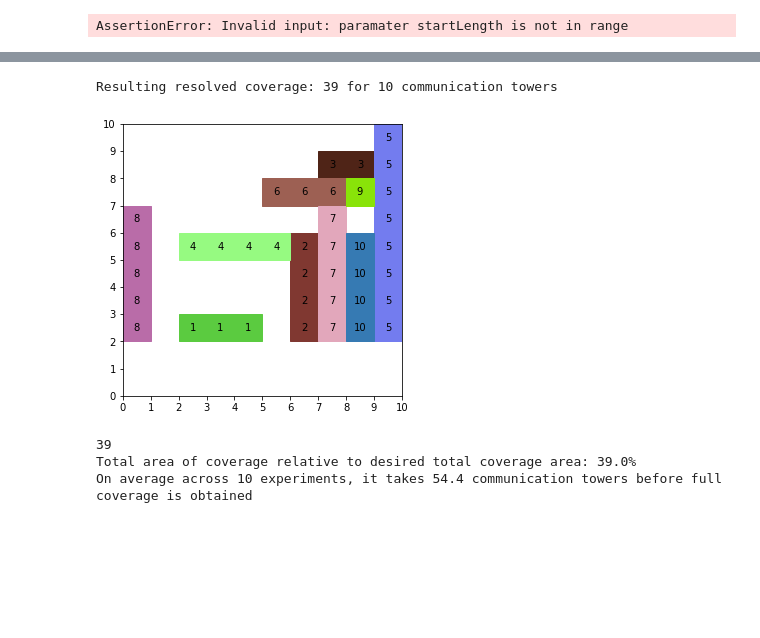
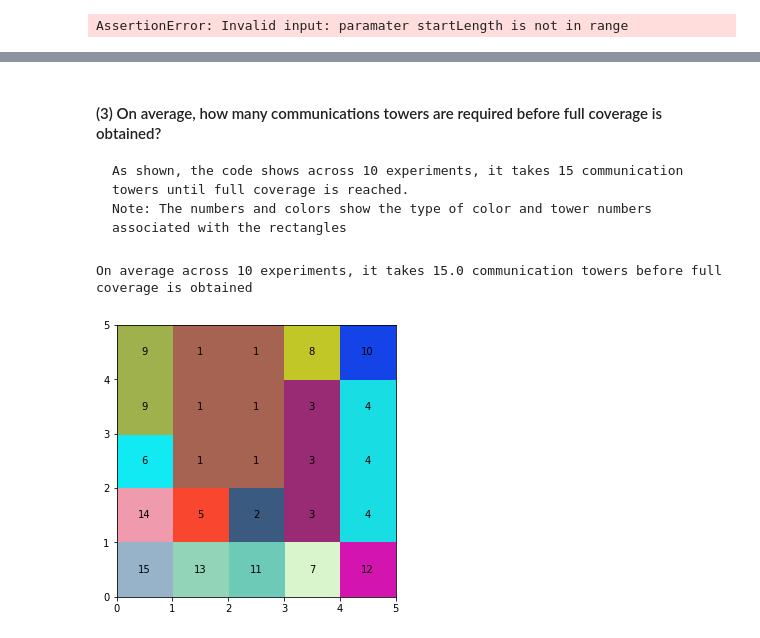
Before and after one commit to kevinucsd2018/ECE143_individual_project, a Jupyter notebook: ECE+143.ipynb, the cells around one changed output, grey strips where cells are left out. Cells and saved outputs as stored; diff of their text form; code cells hidden in the pictures; blank space fills up the shorter version.

```diff
--- a/ECE+143.ipynb
+++ b/ECE+143.ipynb
@@ -242,0 +281,13 @@ AssertionError: Invalid input: paramater startLength is not in range
+# %%
+n = 10
+xLim = yLim = 5
+obj = MyClass(xLim, yLim)
+for j in range(0, n):
+    startLength = random.randint(0, xLim - 2)
+    startWidth = random.randint(0, yLim - 2)
+    endLength = random.randint(startLength + 1, xLim)
+    endWidth = random.randint(startWidth + 1, yLim)
+    value = obj.add(startLength, startWidth, endLength, endWidth)
+    if value == 0: break
+print ('Resulting resolved coverage: ' + str(obj.getCurrentArea()) + ' for ' + str(n) + ' communication towers')
+obj.displayMap()
@@ -243,46 +307,27 @@ AssertionError: Invalid input: paramater startLength is not in range
+# %% [markdown]
+#### (3) On average, how many communications towers are required before full coverage is obtained?
+    As shown, the code shows across 10 experiments, it takes 15 communication towers until full coverage is reached.
+    Note: The numbers and colors show the type of color and tower numbers associated with the rectangles
 # %%
-# (1) Given an overall desired coverage footprint and a sequence of
-#     n communications towers, what is the resulting resolved coverage?
-n = 10
-xLim = yLim = 10
-obj = MyClass(xLim, yLim)
-for j in range(0, n):
-    startLength = random.randint(0, xLim - 2)
-    startWidth = random.randint(0, yLim - 2)
-    endLength = random.randint(startLength + 1, xLim)
-    endWidth = random.randint(startWidth + 1, yLim)
-    value = obj.add(startLength, startWidth, endLength, endWidth)
-    if value == 0: break
-print ('Resulting resolved coverage: ' + str(obj.currentArea) + ' for ' + str(n) + ' communication towers')
-obj.displayMap()
-print (obj.getCurrentArea())
-# (2) What is the total area of coverage relative to the desired total
-#     coverage area of the original footprint? That is, are there any gaps in coverage?
-print ('Total area of coverage relative to desired total coverage area: ' + str(obj.currentArea * 100.0 / obj.totalArea) + '%')
-# (3) On average, how many communications towers are required before full coverage is obtained?
-xLim = yLim = 13
 obj = MyClass(xLim, yLim)
 numExperiment = 10
 maxTrial = 100
 aList = list([0] * (numExperiment))
 currentSum = 0
 # after this loop found numExperiment full maps
 for i in range(0, numExperiment):
 # after this loop we found one full map
     for j in range(0, maxTrial):
         startLength = random.randint(0, xLim - 2)
         startWidth = random.randint(0, yLim - 2)
         endLength = random.randint(startLength + 1, xLim)
         endWidth = random.randint(startWidth + 1, yLim)
         value = obj.add(startLength, startWidth, endLength, endWidth)
         if value == 0:
             currentSum += obj.tower
             break
-
 print ('On average across ' + str(numExperiment) + ' experiments, it takes ' + str(currentSum * 1.0/numExperiment) + ' communication towers before full coverage is obtained')
+obj.displayMap()
 # %% [output]
-Resulting resolved coverage: 39 for 10 communication towers
+On average across 10 experiments, it takes 15.0 communication towers before full coverage is obtained
-[figure, old version]
+[figure, new version]
-39
-Total area of coverage relative to desired total coverage area: 39.0%
-On average across 10 experiments, it takes 54.4 communication towers before full coverage is obtained
```
Also changed, not shown: parts of 23 cells of this notebook.
